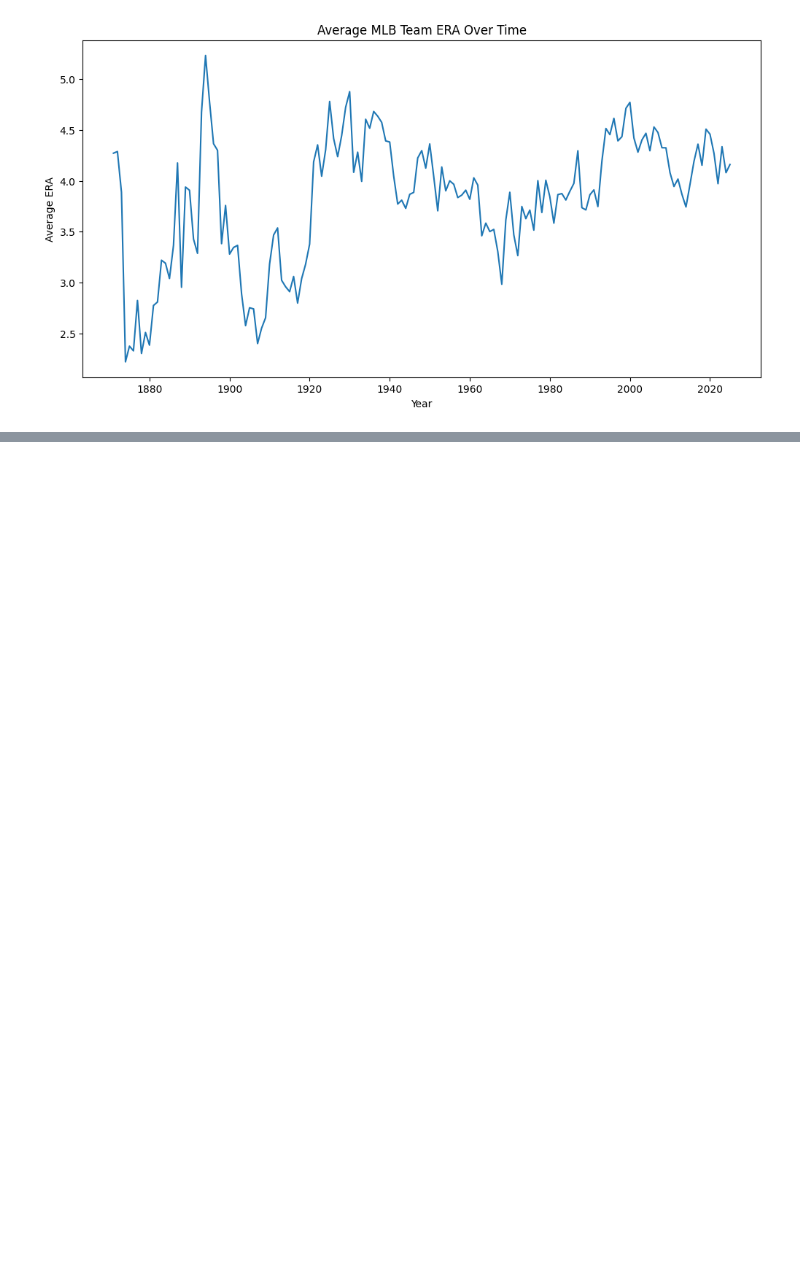
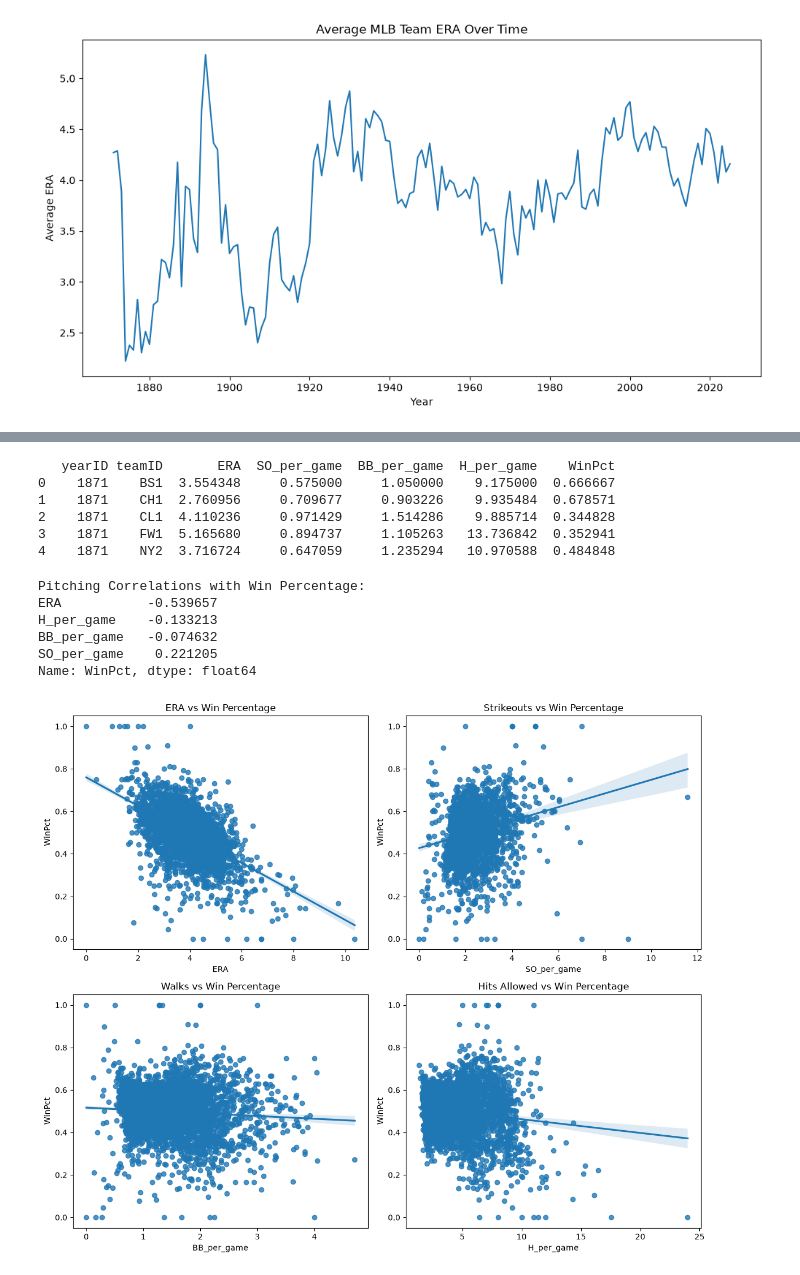
Before and after one commit to FirstTimeGaming/ISC-2310-Group-Project, a Jupyter notebook: project.ipynb, the cells around one changed output, grey strips where cells are left out. Saved outputs shown, nothing was run; the diff lists cells and outputs as text; code cells hidden in the pictures; blank space fills up the shorter version.

Commit message:
Added team pitching analysis and visualizations

```diff
--- a/project.ipynb
+++ b/project.ipynb
@@ -148,0 +185,78 @@ plt.show()
+# %%
+
+# Calculate pitching statistics per game
+team_pitching["SO_per_game"] = (
+    team_pitching["SO"] / team_pitching["G"]
+)
+
+team_pitching["BB_per_game"] = (
+    team_pitching["BB"] / team_pitching["G"]
+)
+
+team_pitching["H_per_game"] = (
+    team_pitching["H"] / team_pitching["G"]
+)
+
+# Display pitching statistics
+print(team_pitching[[
+    "yearID", "teamID", "ERA",
+    "SO_per_game", "BB_per_game",
+    "H_per_game", "WinPct"
+]].head())
+# %% [output]
+   yearID teamID       ERA  SO_per_game  BB_per_game  H_per_game    WinPct
+0    1871    BS1  3.554348     0.575000     1.050000    9.175000  0.666667
+1    1871    CH1  2.760956     0.709677     0.903226    9.935484  0.678571
+2    1871    CL1  4.110236     0.971429     1.514286    9.885714  0.344828
+3    1871    FW1  5.165680     0.894737     1.105263   13.736842  0.352941
+4    1871    NY2  3.716724     0.647059     1.235294   10.970588  0.484848
+# %%
+
+# Select pitching statistics for correlation
+pitching_stats = [
+    "ERA",
+    "SO_per_game",
+    "BB_per_game",
+    "H_per_game"
+]
+
+# Calculate correlations with win percentage
+pitching_correlations = team_pitching[
+    pitching_stats + ["WinPct"]
+].corr()
+
+# Display correlations
+print("Pitching Correlations with Win Percentage:")
+print(pitching_correlations["WinPct"].drop("WinPct").sort_values())
+# %% [output]
+Pitching Correlations with Win Percentage:
+ERA           -0.539657
+H_per_game    -0.133213
+BB_per_game   -0.074632
+SO_per_game    0.221205
+Name: WinPct, dtype: float64
+# %%
+
+# Create scatterplots
+fig, axes = plt.subplots(2, 2, figsize=(12, 10))
+
+sns.regplot(data=team_pitching, x="ERA",
+            y="WinPct", ax=axes[0, 0])
+axes[0, 0].set_title("ERA vs Win Percentage")
+
+sns.regplot(data=team_pitching, x="SO_per_game",
+            y="WinPct", ax=axes[0, 1])
+axes[0, 1].set_title("Strikeouts vs Win Percentage")
+
+sns.regplot(data=team_pitching, x="BB_per_game",
+            y="WinPct", ax=axes[1, 0])
+axes[1, 0].set_title("Walks vs Win Percentage")
+
+sns.regplot(data=team_pitching, x="H_per_game",
+            y="WinPct", ax=axes[1, 1])
+axes[1, 1].set_title("Hits Allowed vs Win Percentage")
+
+plt.tight_layout()
+plt.show()
+# %% [output]
+[figure, added]
```
Also changed, not shown: parts of 4 cells of this notebook, 1 other file.
